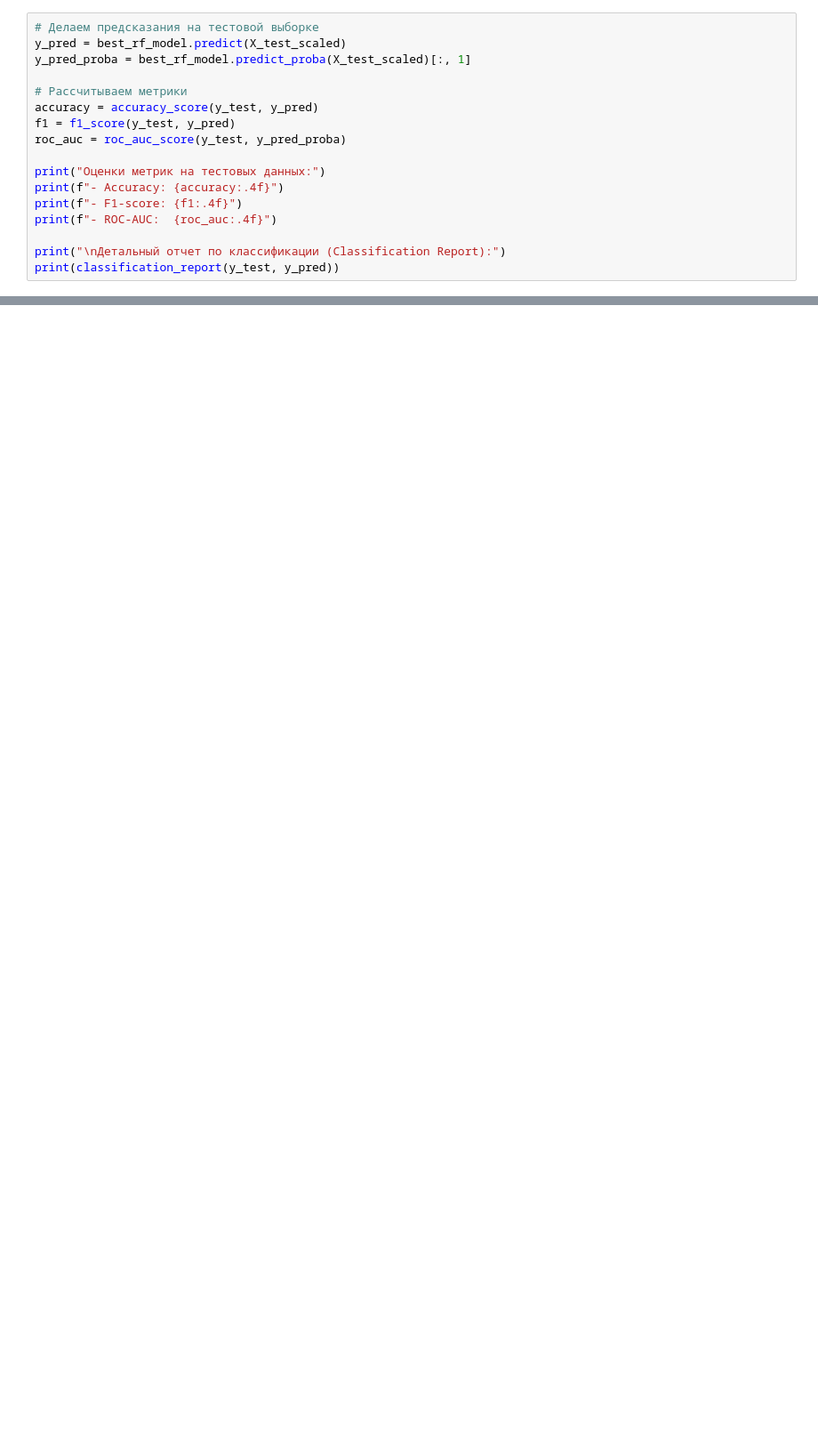
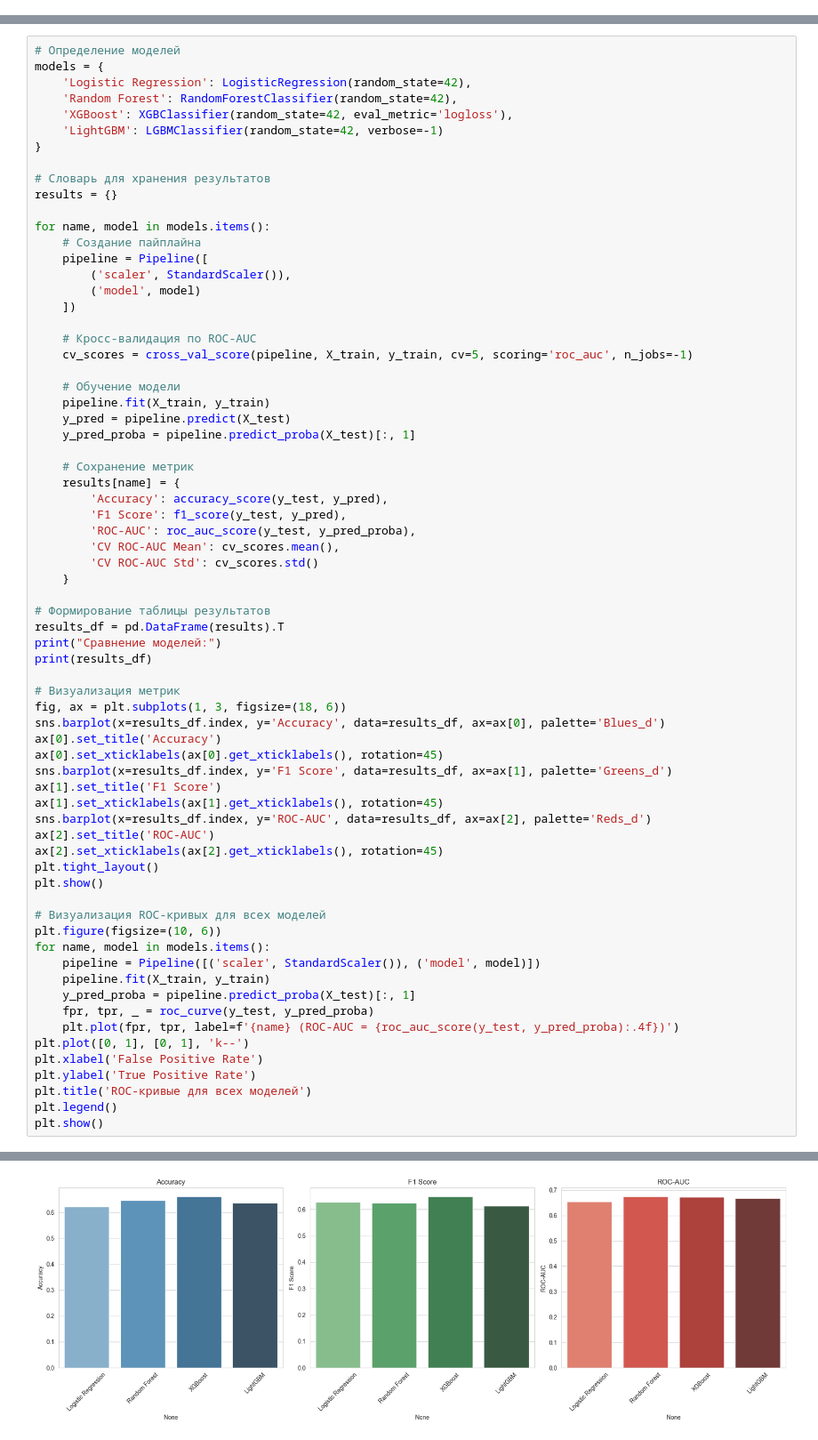
Before and after one commit to Phoenix1833/classic-ml-course, a Jupyter notebook: class_SI_median.ipynb, the cells around one changed output, grey strips where cells are left out. Shown at 89% size. Cells and saved outputs as stored; diff of their text form; blank space fills up the shorter version.

```diff
--- a/class_SI_median.ipynb
+++ b/class_SI_median.ipynb
@@ -143,17 +40,0 @@ best_rf_model = grid_search.best_estimator_
-# %%
-# Делаем предсказания на тестовой выборке
-y_pred = best_rf_model.predict(X_test_scaled)
-y_pred_proba = best_rf_model.predict_proba(X_test_scaled)[:, 1]
-
-# Рассчитываем метрики
-accuracy = accuracy_score(y_test, y_pred)
-f1 = f1_score(y_test, y_pred)
-roc_auc = roc_auc_score(y_test, y_pred_proba)
-
-print("Оценки метрик на тестовых данных:")
-print(f"- Accuracy: {accuracy:.4f}")
-print(f"- F1-score: {f1:.4f}")
-print(f"- ROC-AUC:  {roc_auc:.4f}")
-
-print("\nДетальный отчет по классификации (Classification Report):")
-print(classification_report(y_test, y_pred))
@@ -188,0 +96,70 @@ plt.show()
+# %%
+# Определение моделей
+models = {
+    'Logistic Regression': LogisticRegression(random_state=42),
+    'Random Forest': RandomForestClassifier(random_state=42),
+    'XGBoost': XGBClassifier(random_state=42, eval_metric='logloss'),
+    'LightGBM': LGBMClassifier(random_state=42, verbose=-1)
+}
+
+# Словарь для хранения результатов
+results = {}
+
+for name, model in models.items():
+    # Создание пайплайна
+    pipeline = Pipeline([
+        ('scaler', StandardScaler()),
+        ('model', model)
+    ])
+
+    # Кросс-валидация по ROC-AUC
+    cv_scores = cross_val_score(pipeline, X_train, y_train, cv=5, scoring='roc_auc', n_jobs=-1)
+
+    # Обучение модели
+    pipeline.fit(X_train, y_train)
+    y_pred = pipeline.predict(X_test)
+    y_pred_proba = pipeline.predict_proba(X_test)[:, 1]
+
+    # Сохранение метрик
+    results[name] = {
+        'Accuracy': accuracy_score(y_test, y_pred),
+        'F1 Score': f1_score(y_test, y_pred),
+        'ROC-AUC': roc_auc_score(y_test, y_pred_proba),
+        'CV ROC-AUC Mean': cv_scores.mean(),
+        'CV ROC-AUC Std': cv_scores.std()
+    }
+
+# Формирование таблицы результатов
+results_df = pd.DataFrame(results).T
+print("Сравнение моделей:")
+print(results_df)
+
+# Визуализация метрик
+fig, ax = plt.subplots(1, 3, figsize=(18, 6))
+sns.barplot(x=results_df.index, y='Accuracy', data=results_df, ax=ax[0], palette='Blues_d')
+ax[0].set_title('Accuracy')
+ax[0].set_xticklabels(ax[0].get_xticklabels(), rotation=45)
+sns.barplot(x=results_df.index, y='F1 Score', data=results_df, ax=ax[1], palette='Greens_d')
+ax[1].set_title('F1 Score')
+ax[1].set_xticklabels(ax[1].get_xticklabels(), rotation=45)
+sns.barplot(x=results_df.index, y='ROC-AUC', data=results_df, ax=ax[2], palette='Reds_d')
+ax[2].set_title('ROC-AUC')
+ax[2].set_xticklabels(ax[2].get_xticklabels(), rotation=45)
+plt.tight_layout()
+plt.show()
+
+# Визуализация ROC-кривых для всех моделей
+plt.figure(figsize=(10, 6))
+for name, model in models.items():
+    pipeline = Pipeline([('scaler', StandardScaler()), ('model', model)])
+    pipeline.fit(X_train, y_train)
+    y_pred_proba = pipeline.predict_proba(X_test)[:, 1]
+    fpr, tpr, _ = roc_curve(y_test, y_pred_proba)
+    plt.plot(fpr, tpr, label=f'{name} (ROC-AUC = {roc_auc_score(y_test, y_pred_proba):.4f})')
+plt.plot([0, 1], [0, 1], 'k--')
+plt.xlabel('False Positive Rate')
+plt.ylabel('True Positive Rate')
+plt.title('ROC-кривые для всех моделей')
+plt.legend()
+plt.show()
+# %% [output]
@@ -188,0 +178 @@ plt.show()
+[figure, added]
```
Also changed, not shown: parts of 31 cells of this notebook, 3 other files.
